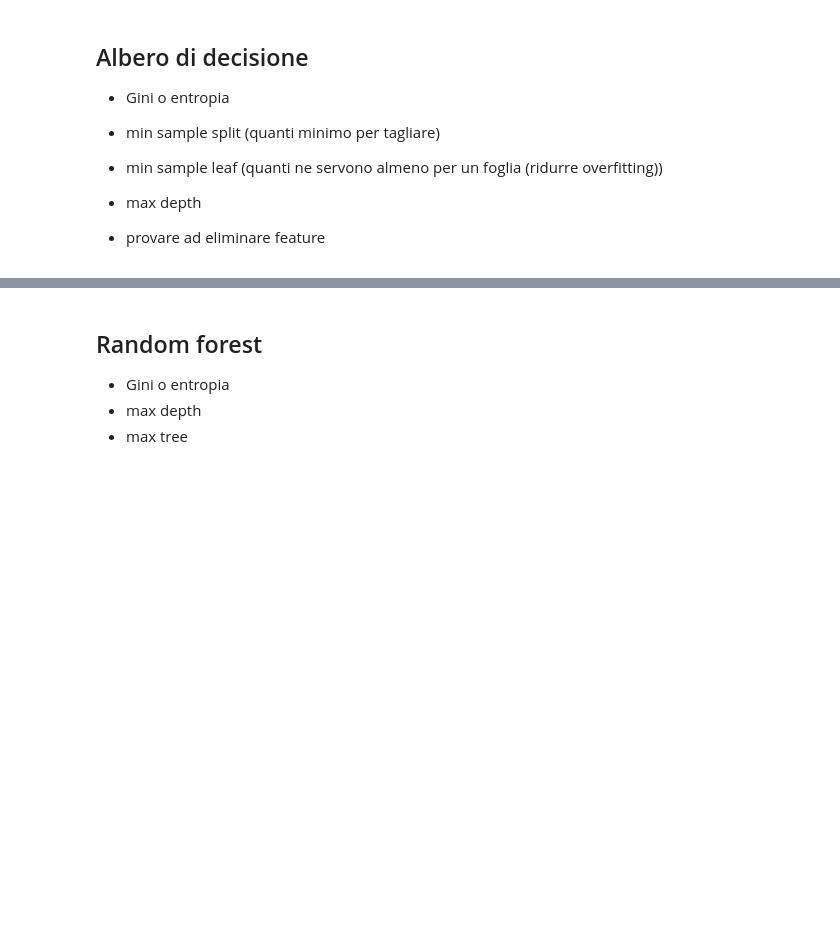
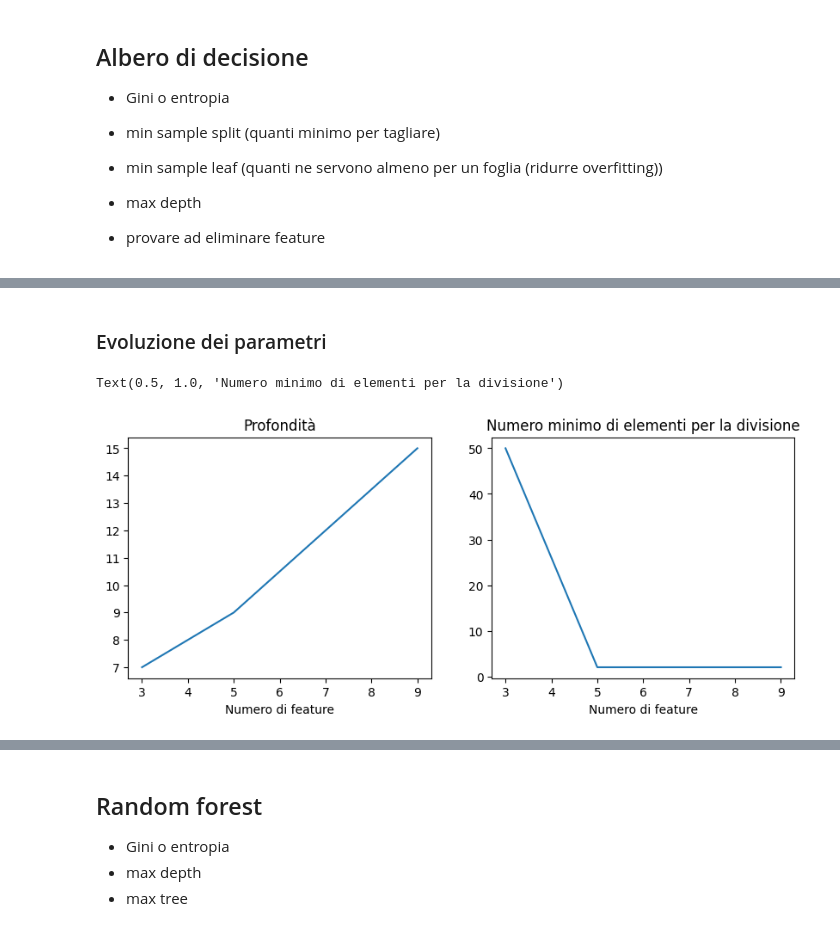
Before and after one commit to MauroMuratore/machine-learning, a Jupyter notebook: main.ipynb, the cells around one changed output, grey strips where cells are left out. Saved outputs shown, nothing was run; the diff lists cells and outputs as text; code cells hidden in the pictures; blank space fills up the shorter version.

```diff
--- a/main.ipynb
+++ b/main.ipynb
@@ -249,5 +249,6 @@ scatter_pollution(df_filter, "NO2", "CO", "SO2", mult_size=5, title="Proximity <
 Per alberi di decisione non è necessario scalare i dati, non lo facciamo perchè almeno possiamo interpretare i valori
 # %%
+df_air["SO2"] = df_air["SO2"].apply(lambda x: max(x,0))
 y_cat = df_air[["Air Quality"]]
 X = df_air.drop(columns=["Air Quality"])
 
@@ -535,0 +492,17 @@ plt.legend()
+# %% [markdown]
+### Evoluzione dei parametri
+# %%
+x_features = [3,5,9]
+df_tree = pd.DataFrame(tree_param_list, columns=["max_depth", "min_samples_split"])
+plt.figure(figsize=(10,8))
+plt.subplot(2,2,1)
+plt.plot(x_features, df_tree["max_depth"])
+plt.title("Profondità")
+plt.xlabel("Numero di feature")
+plt.subplot(2,2,2)
+plt.plot(x_features, df_tree["min_samples_split"])
+plt.xlabel("Numero di feature")
+plt.title("Numero minimo di elementi per la divisione")
+# %% [output]
+Text(0.5, 1.0, 'Numero minimo di elementi per la divisione')
+[figure, added]
```
Also changed, not shown: parts of 63 cells of this notebook.
